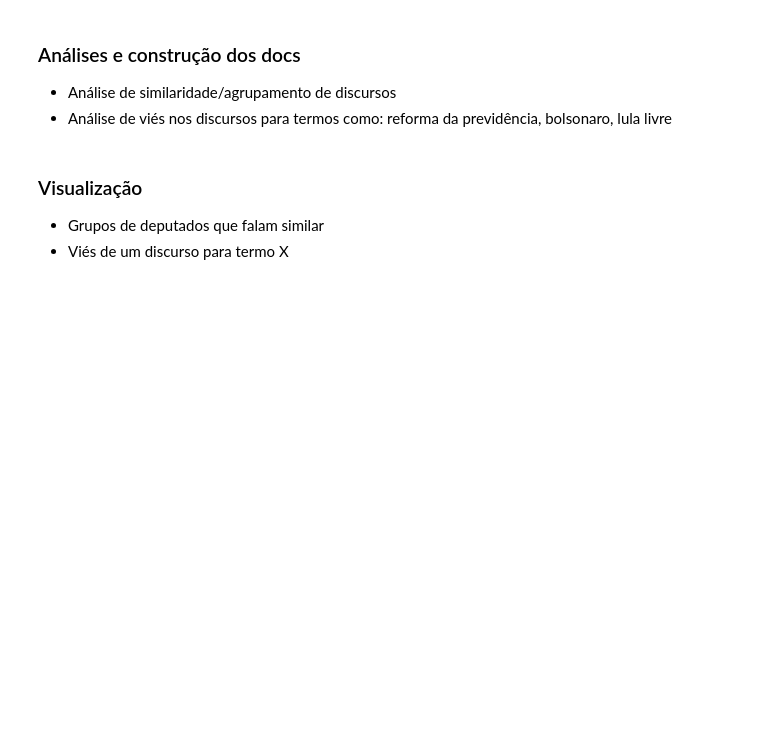
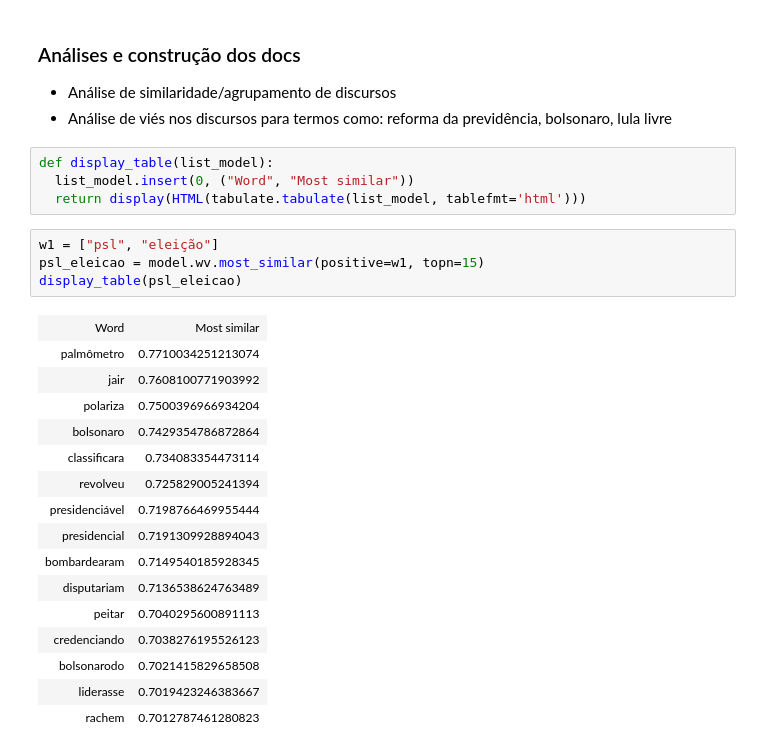
Before and after one commit to ivynasantino/vies-discursos-deputados, a Jupyter notebook: reports/vies_de_discursos.ipynb, the cells around one changed output. Drawn from its saved outputs; the diff is of its cells as text; blank space fills up the shorter version.

```diff
--- a/reports/vies_de_discursos.ipynb
+++ b/reports/vies_de_discursos.ipynb
@@ -135,8 +255,28 @@ similarity(540)
 
 - Análise de similaridade/agrupamento de discursos
 - Análise de viés nos discursos para termos como: reforma da previdência, bolsonaro, lula livre
-# %% [markdown]
-### Visualização
-
-- Grupos de deputados que falam similar
-- Viés de um discurso para termo X
+# %%
+def display_table(list_model):
+  list_model.insert(0, ("Word", "Most similar"))
+  return display(HTML(tabulate.tabulate(list_model, tablefmt='html')))
+# %%
+w1 = ["psl", "eleição"]
+psl_eleicao = model.wv.most_similar(positive=w1, topn=15)
+display_table(psl_eleicao)
+# %% [output]
+| Word | Most similar |
+| palmômetro | 0.7710034251213074 |
+| jair | 0.7608100771903992 |
+| polariza | 0.7500396966934204 |
+| bolsonaro | 0.7429354786872864 |
+| classificara | 0.734083354473114 |
+| revolveu | 0.725829005241394 |
+| presidenciável | 0.7198766469955444 |
+| presidencial | 0.7191309928894043 |
+| bombardearam | 0.7149540185928345 |
+| disputariam | 0.7136538624763489 |
+| peitar | 0.7040295600891113 |
+| credenciando | 0.7038276195526123 |
+| bolsonarodo | 0.7021415829658508 |
+| liderasse | 0.7019423246383667 |
+| rachem | 0.7012787461280823 |
```
Also changed, not shown: parts of 20 cells of this notebook.
